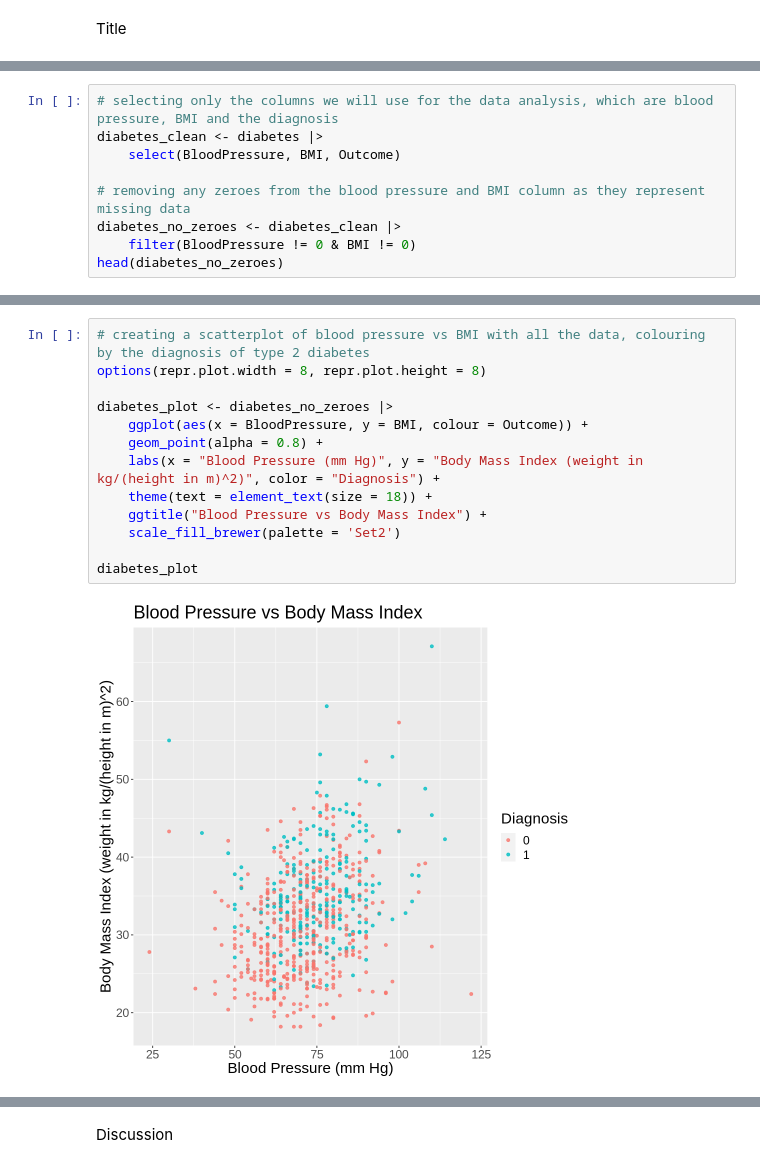
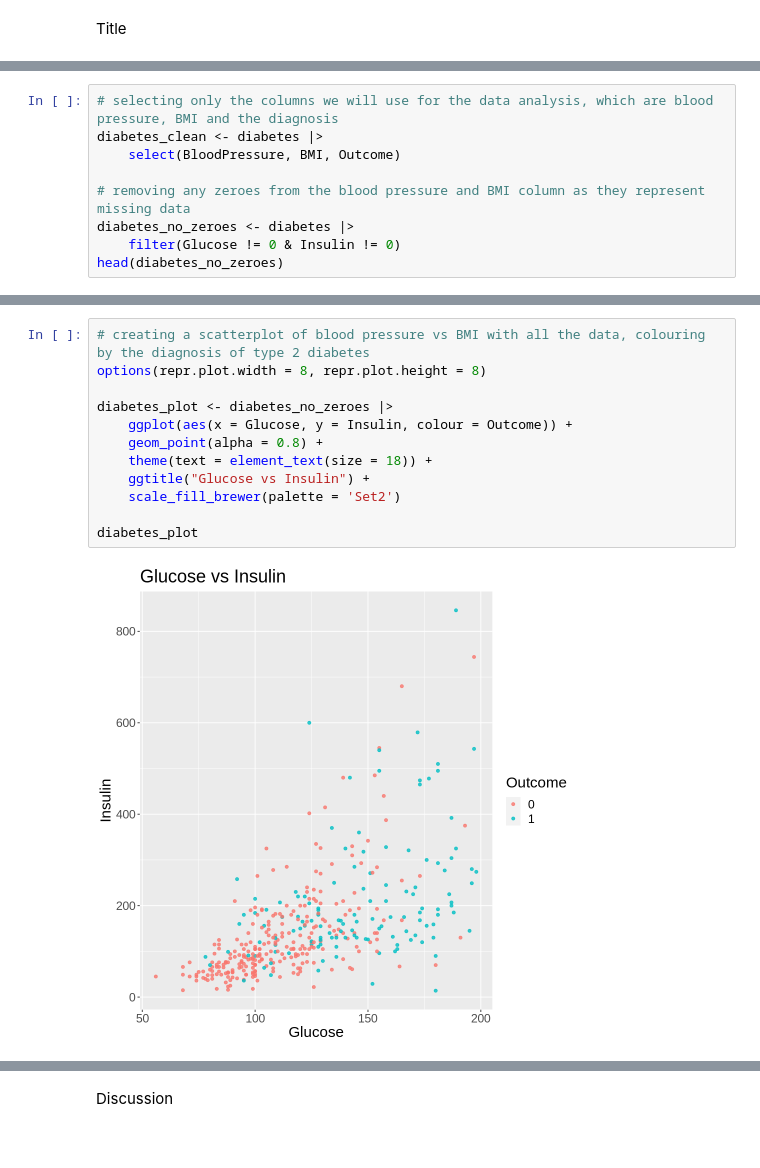
Before and after one commit to kzhang1223/dsci-100-2023s1-group-55, a Jupyter notebook: group_project_report.ipynb, the cells around one changed output, grey strips where cells are left out. Drawn from its saved outputs; the diff is of its cells as text.

```diff
--- a/group_project_report.ipynb
+++ b/group_project_report.ipynb
@@ -37,7 +63,7 @@ diabetes_clean <- diabetes |>
     select(BloodPressure, BMI, Outcome)
 
 # removing any zeroes from the blood pressure and BMI column as they represent missing data
-diabetes_no_zeroes <- diabetes_clean |>
-    filter(BloodPressure != 0 & BMI != 0)
+diabetes_no_zeroes <- diabetes |>
+    filter(Glucose != 0 & Insulin != 0)
 head(diabetes_no_zeroes)
 # %% [output]
@@ -53,18 +79,17 @@ A tibble: 6 × 3
 # %%
 # creating a scatterplot of blood pressure vs BMI with all the data, colouring by the diagnosis of type 2 diabetes
 options(repr.plot.width = 8, repr.plot.height = 8)
 
 diabetes_plot <- diabetes_no_zeroes |>
-    ggplot(aes(x = BloodPressure, y = BMI, colour = Outcome)) +
+    ggplot(aes(x = Glucose, y = Insulin, colour = Outcome)) +
     geom_point(alpha = 0.8) +
-    labs(x = "Blood Pressure (mm Hg)", y = "Body Mass Index (weight in kg/(height in m)^2)", color = "Diagnosis") +
     theme(text = element_text(size = 18)) +
-    ggtitle("Blood Pressure vs Body Mass Index") +
+    ggtitle("Glucose vs Insulin") +
     scale_fill_brewer(palette = 'Set2')
 
 diabetes_plot
 # %% [output]
-[figure, old version]
+[figure, new version]
 # %%
 # setting the seed
 set.seed(5)
```
Also changed, not shown: parts of 10 cells of this notebook.
